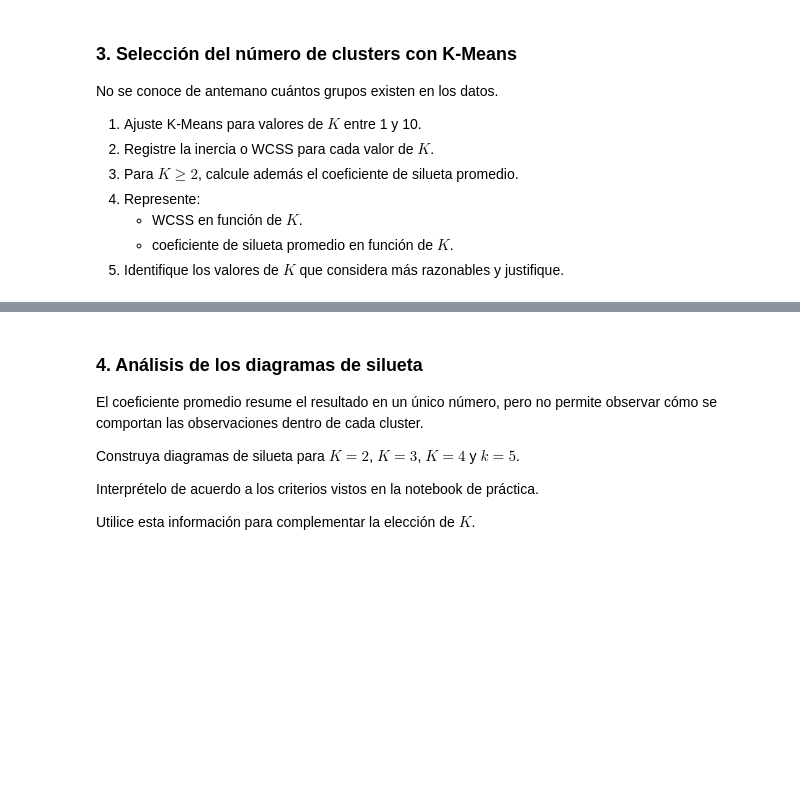
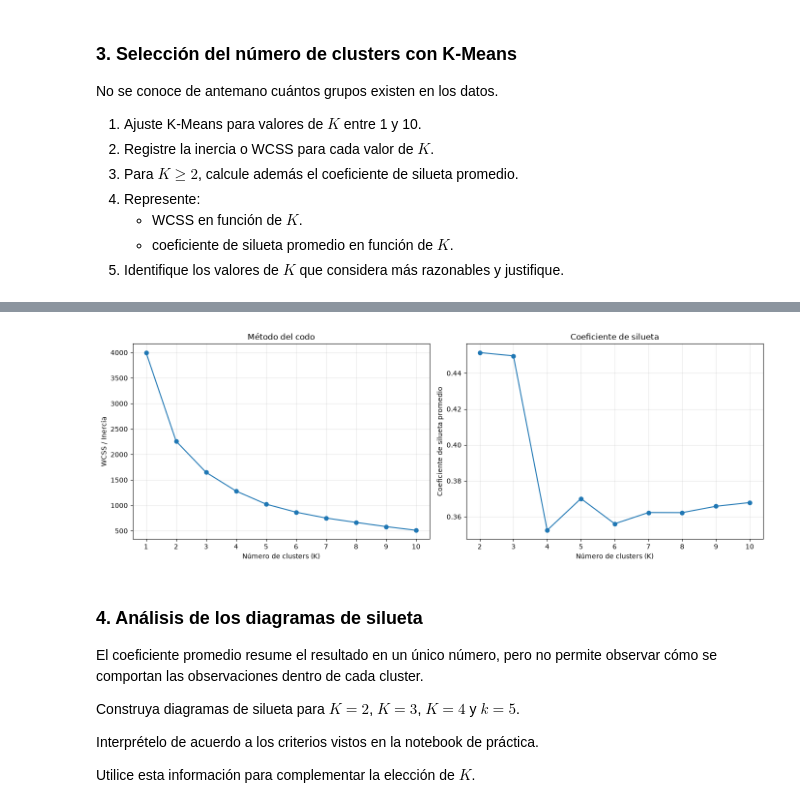
Before and after one commit to agustinrohrr11/AAPEC, a Jupyter notebook: TRABAJOS/TpClustering/AM_Clustering/Actividad_Clustering_Segmentacion_clientes_grupo_14.ipynb, the cells around one changed output, grey strips where cells are left out. Cells and saved outputs as stored; diff of their text form; code cells hidden in the pictures; blank space fills up the shorter version.

```diff
--- a/TRABAJOS/TpClustering/AM_Clustering/Actividad_Clustering_Segmentacion_clientes_grupo_14.ipynb
+++ b/TRABAJOS/TpClustering/AM_Clustering/Actividad_Clustering_Segmentacion_clientes_grupo_14.ipynb
@@ -139,3 +179,24 @@ No se conoce de antemano cuántos grupos existen en los datos.
+# %%
+fig, axes = plt.subplots(1, 2, figsize=(14, 5))
+
+axes[0].plot(resultados_kmeans["K"], resultados_kmeans["WCSS"], marker="o")
+axes[0].set_xlabel("Número de clusters (K)")
+axes[0].set_ylabel("WCSS / Inercia")
+axes[0].set_title("Método del codo")
+axes[0].set_xticks(list(k_values))
+axes[0].grid(alpha=0.3)
+
+axes[1].plot(resultados_kmeans["K"][1:], resultados_kmeans["Silueta"][1:], marker="o")
+axes[1].set_xlabel("Número de clusters (K)")
+axes[1].set_ylabel("Coeficiente de silueta promedio")
+axes[1].set_title("Coeficiente de silueta")
+axes[1].set_xticks(list(k_values)[1:])
+axes[1].grid(alpha=0.3)
+
+plt.tight_layout()
+plt.show()
+# %% [output]
+[figure, added]
 # %% [markdown]
 ### 4. Análisis de los diagramas de silueta
 
```
Also changed, not shown: parts of 17 cells of this notebook.
